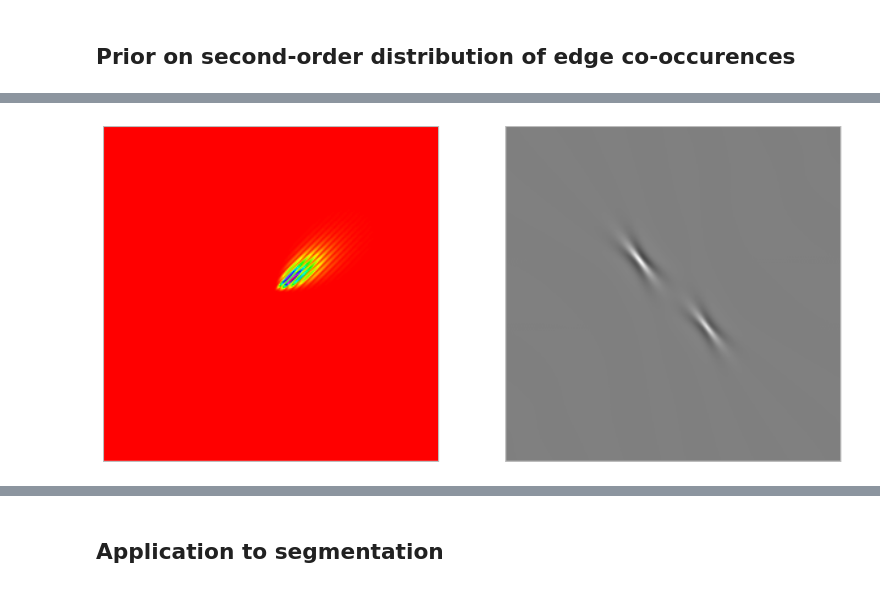
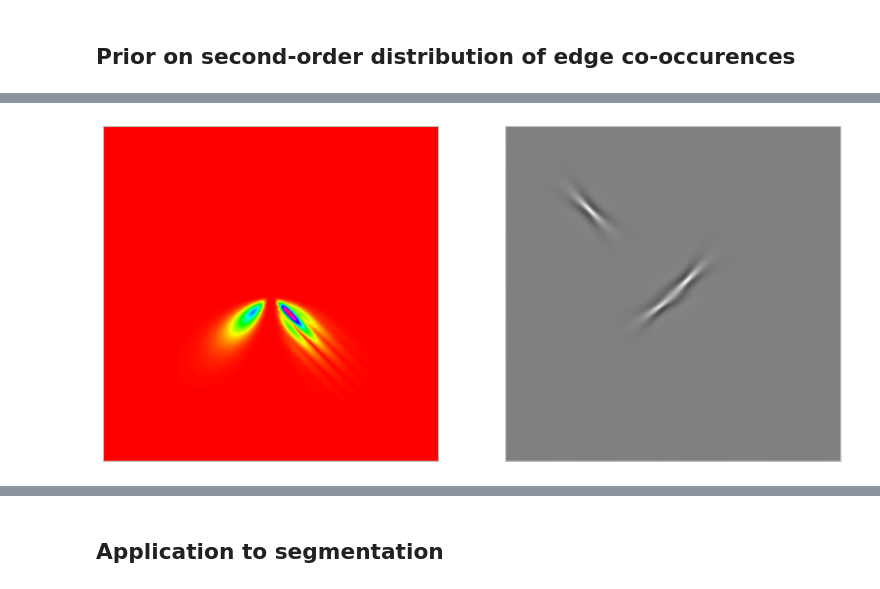
Before and after one commit to bicv/SparseEdges, a Jupyter notebook: prior.ipynb, the cells around one changed output, grey strips where cells are left out. Cells and saved outputs as stored; diff of their text form; code cells hidden in the pictures.

```diff
--- a/prior.ipynb
+++ b/prior.ipynb
@@ -296,20 +348,21 @@ for i_sf_0, sf_0_ in enumerate(mp.sf_0):
 # %%
 pe = ParameterSet('default_param.py')
 im = Image(pe)
 lg = LogGabor(im)
+mp = SparseEdges(lg)
 # filters in Fourier space
-edge_in, edge_bis, edge_ter = [pe.N_X*.6, pe.N_Y*.6, 17, 2], [pe.N_X*.4, pe.N_Y*.4, 17, 2], [pe.N_X*.4, pe.N_Y*.4, 6, 2]
+edge_in, edge_bis, edge_ter = [pe.N_X*.46, pe.N_Y*.54, 18, 2], [pe.N_X*.54, pe.N_Y*.46, 17, 2], [pe.N_X*.25, pe.N_Y*.25, 6, 2]
 FT_lg_in = lg.loggabor(edge_in[0], edge_in[1],
                        theta= mp.theta[edge_in[2]], B_theta=mp.B_theta,
                        sf_0=mp.sf_0[edge_in[3]],  B_sf=mp.B_sf)
 FT_lg_bis = lg.loggabor(edge_bis[0], edge_bis[1],
                         theta= mp.theta[edge_bis[2]], B_theta=mp.B_theta,
                         sf_0=mp.sf_0[edge_bis[3]], B_sf=mp.B_sf)
-FT_lg_ter = lg.loggabor(edge_bis[0], edge_bis[1],
-                        theta= mp.theta[edge_bis[2]], B_theta=mp.B_theta,
-                        sf_0=mp.sf_0[edge_bis[3]], B_sf=mp.B_sf)
+FT_lg_ter = lg.loggabor(edge_ter[0], edge_ter[1],
+                        theta= mp.theta[edge_ter[2]], B_theta=mp.B_theta,
+                        sf_0=mp.sf_0[edge_ter[3]], B_sf=mp.B_sf)
 # mixing both and shows one
-FT_lg_ = 42. *  FT_lg_in + 16.*np.exp(1j*np.pi/4.) * FT_lg_bis + 42. *  FT_lg_ter
+FT_lg_ = 42. *  FT_lg_in + 35.*np.exp(1j*np.pi/4.) * FT_lg_bis + 42. *  FT_lg_ter
 fig = im.show_FT(FT_lg_)
 # %% [output]
-[figure, old version]
+[figure, new version]
```
Also changed, not shown: parts of 11 cells of this notebook, 4 other files.
